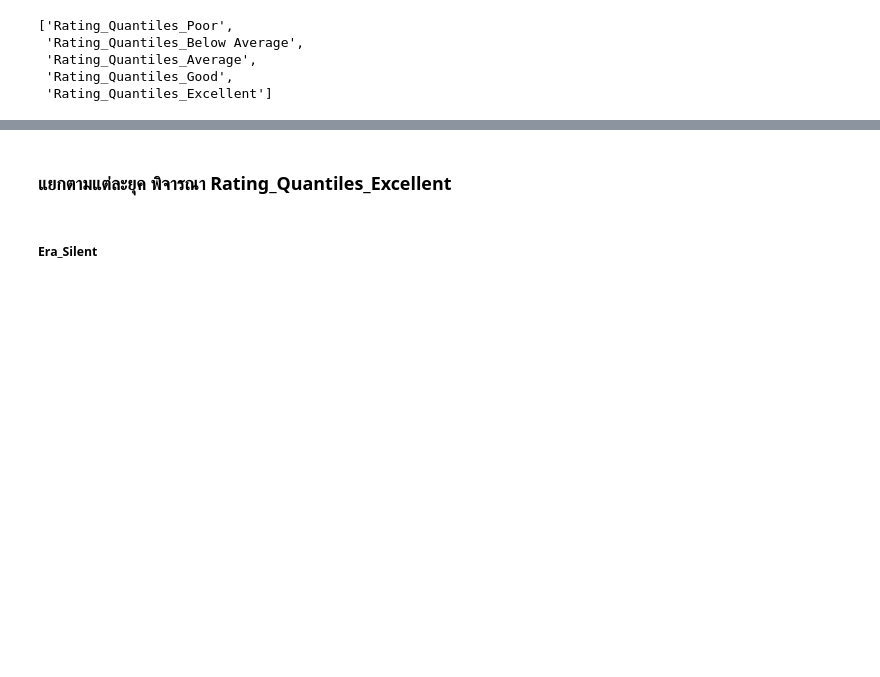
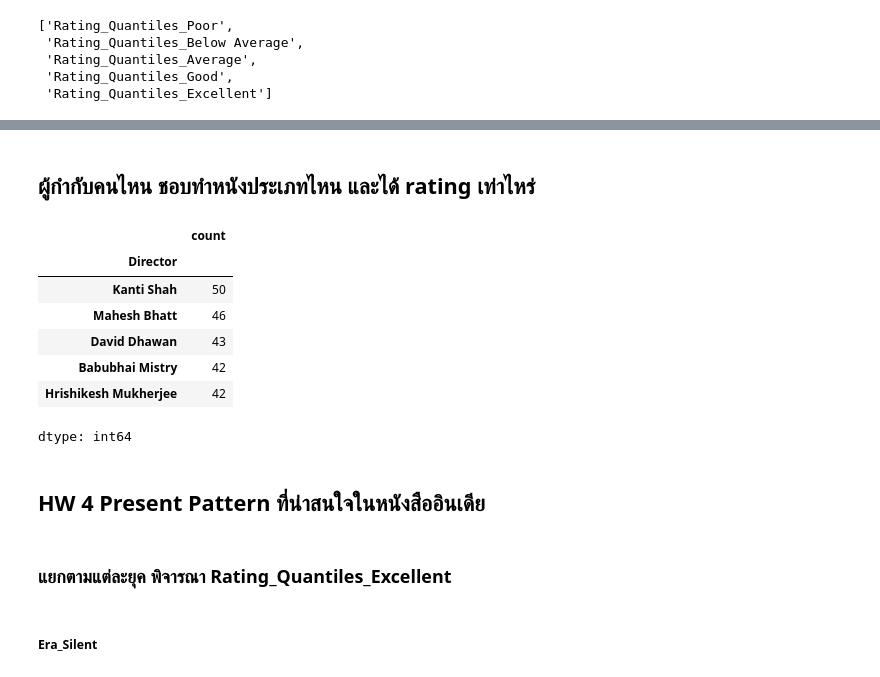
Before and after one commit to jangInw007/BSC_DPDM2025, a Jupyter notebook: Ch4_Frequent_Patterns_(Association_Rules).ipynb, the cells around one changed output, grey strips where cells are left out. Drawn from its saved outputs; the diff is of its cells as text; code cells hidden in the pictures; blank space fills up the shorter version.

```diff
--- a/Ch4_Frequent_Patterns_(Association_Rules).ipynb
+++ b/Ch4_Frequent_Patterns_(Association_Rules).ipynb
@@ -1073,3 +1120,19 @@ Index(['Genre_Action', 'Genre_Action, Adventure',
+# %% [markdown]
+## ผู้กำกับคนไหน ชอบทำหนังประเภทไหน และได้ rating เท่าไหร่
+# %%
+director_counts = India_data_cleaned['Director'].value_counts()
+display(director_counts.head())
+# %% [output]
+|  | count |
+| Director |  |
+| Kanti Shah | 50 |
+| Mahesh Bhatt | 46 |
+| David Dhawan | 43 |
+| Babubhai Mistry | 42 |
+| Hrishikesh Mukherjee | 42 |
+dtype: int64
+# %% [markdown]
+## HW 4 Present Pattern ที่น่าสนใจในหนังสืออินเดีย
 # %% [markdown]
 ### แยกตามแต่ละยุค พิจารณา Rating_Quantiles_Excellent
 # %% [markdown]
```
Also changed, not shown: parts of 23 cells of this notebook.
